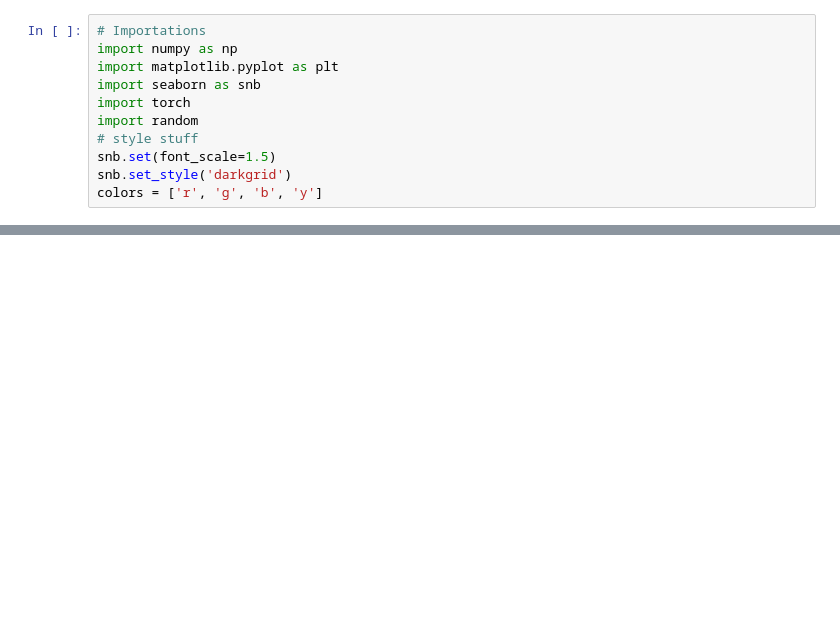
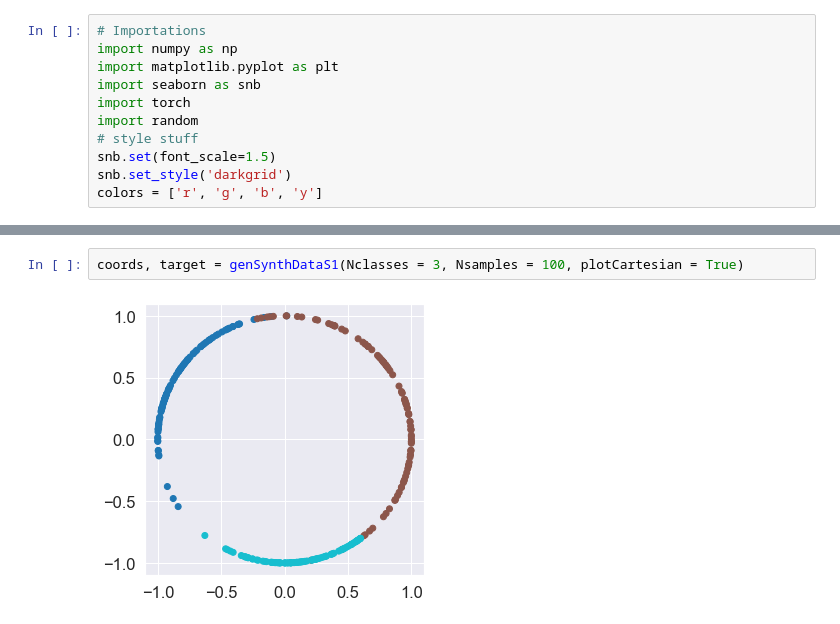
Before and after one commit to sorenhartmann/spherical-vae, a Jupyter notebook: notebooks/generatingSyntheticData.ipynb, the cells around one changed output, grey strips where cells are left out. Cells and saved outputs as stored; diff of their text form; blank space fills up the shorter version.

```diff
--- a/notebooks/generatingSyntheticData.ipynb
+++ b/notebooks/generatingSyntheticData.ipynb
@@ -55,0 +72,4 @@ noisyData = [noisyData[i] + np.random.normal(size = np.shape(noisyData[i])) for
+# %%
+coords, target = genSynthDataS1(Nclasses = 3, Nsamples = 100, plotCartesian = True)
+# %% [output]
+[figure, added]
```
Also changed, not shown: parts of 8 cells of this notebook, 1 other file.
